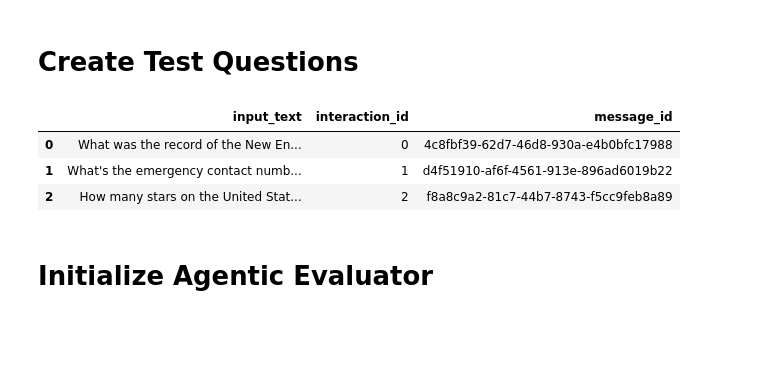
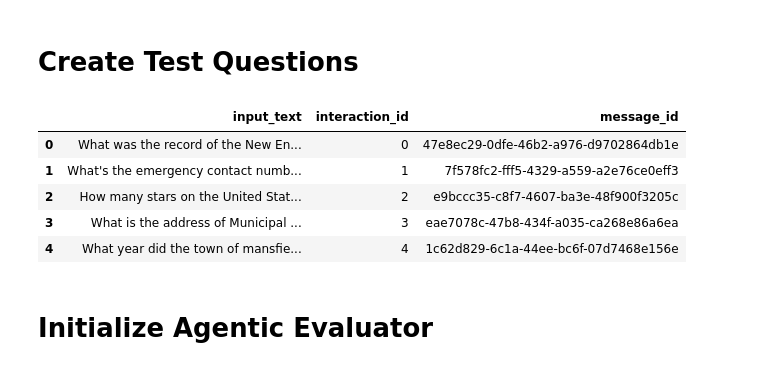
Before and after one commit to ibm-self-serve-assets/watsonx-governance-sdk-demos, a Jupyter notebook: rag-agent-demo/rag_agent_demo.ipynb, the cells around one changed output. Saved outputs shown, nothing was run; the diff lists cells and outputs as text; code cells hidden in the pictures; blank space fills up the shorter version.

```diff
--- a/rag-agent-demo/rag_agent_demo.ipynb
+++ b/rag-agent-demo/rag_agent_demo.ipynb
@@ -17,24 +23,28 @@ True
 # %%
 import pandas as pd
 import uuid
 
 pd.set_option('display.max_columns', None)
 
 questions = [
     "What was the record of the New England Patriots for the 2024 season?",
     "What's the emergency contact number for the electric utility?",
-    "How many stars on the United States flag?"
+    "How many stars on the United States flag?",
+    "What is the address of Municipal Electric Commission?",
+    "What year did the town of mansfield vote to establish a Municipal Lighting Plant?"
 ]
 
 question_df = pd.DataFrame({"input_text": questions})
 question_df["interaction_id"] = question_df.index.astype(str)
 question_df["message_id"] = [str(uuid.uuid4()) for _ in range(len(question_df))]
 question_df
 # %% [output]
 |  | input_text | interaction_id | message_id |
-| 0 | What was the record of the New En... | 0 | 4c8fbf39-62d7-46d8-930a-e4b0bfc17988 |
-| 1 | What's the emergency contact numb... | 1 | d4f51910-af6f-4561-913e-896ad6019b22 |
-| 2 | How many stars on the United Stat... | 2 | f8a8c9a2-81c7-44b7-8743-f5cc9feb8a89 |
+| 0 | What was the record of the New En... | 0 | 47e8ec29-0dfe-46b2-a976-d9702864db1e |
+| 1 | What's the emergency contact numb... | 1 | 7f578fc2-fff5-4329-a559-a2e76ce0eff3 |
+| 2 | How many stars on the United Stat... | 2 | e9bccc35-c8f7-4607-ba3e-48f900f3205c |
+| 3 | What is the address of Municipal ... | 3 | eae7078c-47b8-434f-a035-ca268e86a6ea |
+| 4 | What year did the town of mansfie... | 4 | 1c62d829-6c1a-44ee-bc6f-07d7468e156e |
 # %% [markdown]
 # Initialize Agentic Evaluator
 # %%
```
Also changed, not shown: parts of 7 cells of this notebook.
